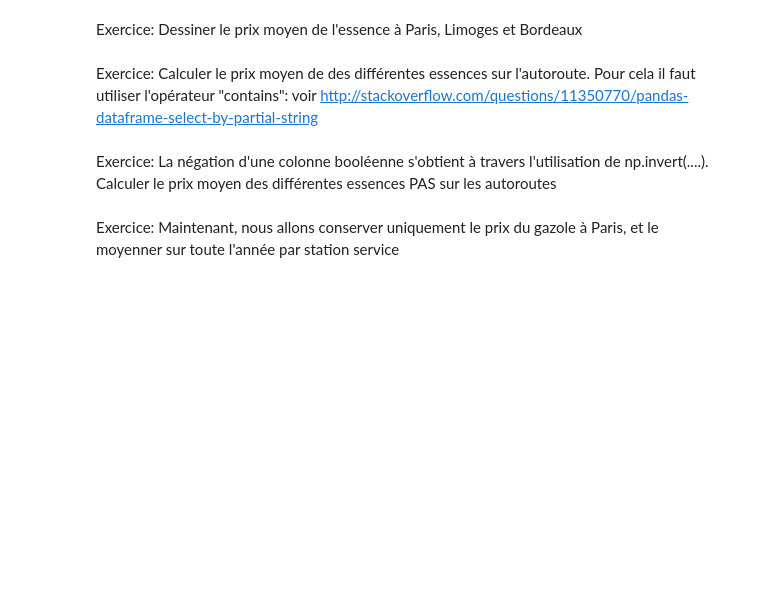
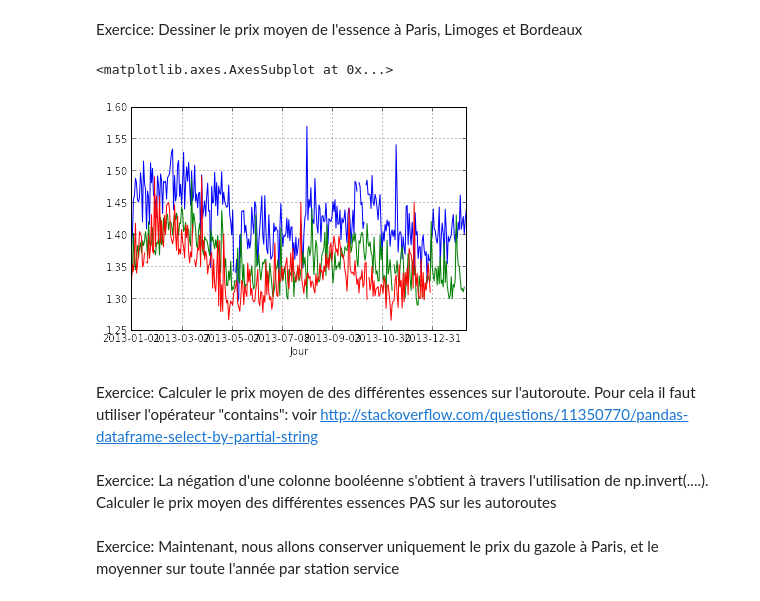
Before and after one commit to cedias/AS, a Jupyter notebook: tp1/AS-2014-TP1.ipynb, the cells around one changed output. Cells and saved outputs as stored; diff of their text form; code cells hidden in the pictures; blank space fills up the shorter version.

```diff
--- a/tp1/AS-2014-TP1.ipynb
+++ b/tp1/AS-2014-TP1.ipynb
@@ -167,5 +451,17 @@ Exercice: Dessiner le prix moyen des différentes essences
 # %% [markdown]
 Exercice: Dessiner le prix moyen de l'essence à Paris, Limoges et Bordeaux
+# %%
+data_plot = data[["Jour","Prix","Ville"]]
+data_plot = data_plot[(data_plot.Ville == "paris") | (data_plot.Ville == "limoges") | (data_plot.Ville == "bordeaux")]
+data_plot = data_plot.groupby(["Jour","Ville"]).mean()
+data_plot
+data_plot = data_plot.reset_index()
+data_plot[data_plot.Ville == "paris"].plot(x="Jour",y="Prix")
+data_plot[data_plot.Ville == "limoges"].plot(x="Jour",y="Prix")
+data_plot[data_plot.Ville == "bordeaux"].plot(x="Jour",y="Prix")
+# %% [output]
+<matplotlib.axes.AxesSubplot at 0x...>
+[figure, added]
 # %% [markdown]
 Exercice: Calculer le prix moyen de des différentes essences sur l'autoroute. Pour cela il faut utiliser l'opérateur "contains": voir http://stackoverflow.com/questions/11350770/pandas-dataframe-select-by-partial-string
 # %% [markdown]
```
Also changed, not shown: parts of 60 cells of this notebook, 1 other file.
